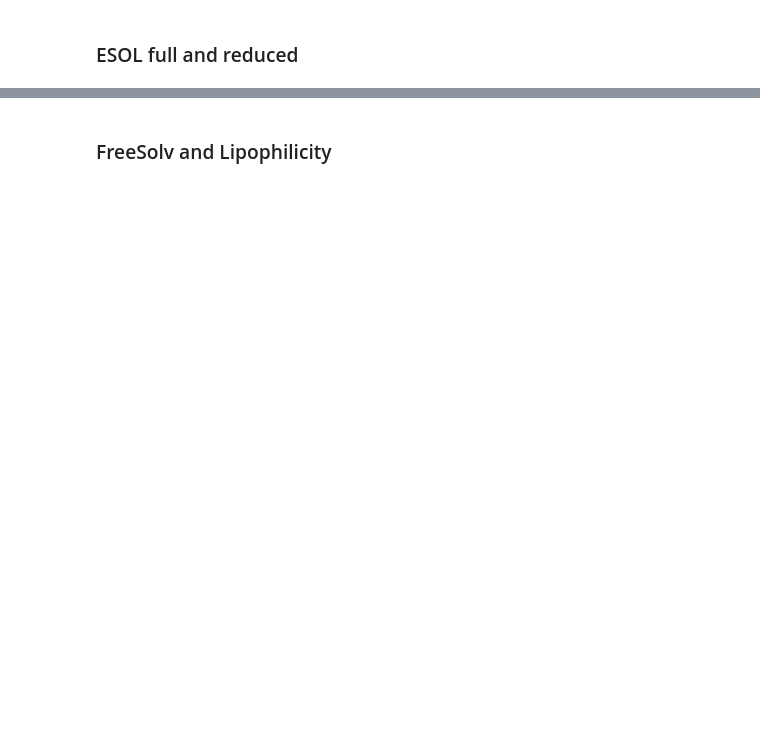
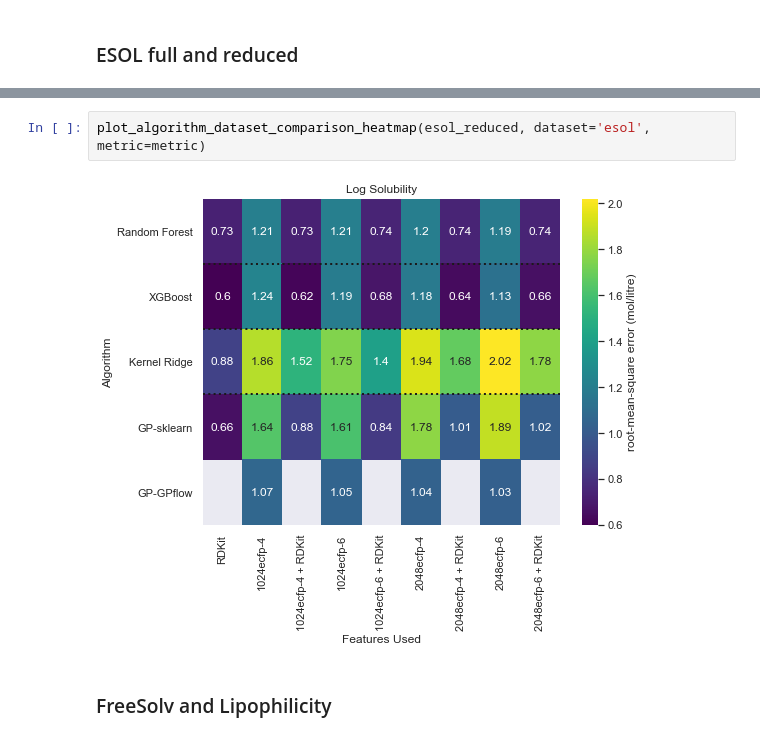
Before and after one commit to GeorgeBatch/moleculenet, a Jupyter notebook: notebooks/all_plots.ipynb, the cells around one changed output, grey strips where cells are left out. Drawn from its saved outputs; the diff is of its cells as text; blank space fills up the shorter version.

```diff
--- a/notebooks/all_plots.ipynb
+++ b/notebooks/all_plots.ipynb
@@ -96,2 +136,6 @@ plt.show()
+# %%
+plot_algorithm_dataset_comparison_heatmap(esol_reduced, dataset='esol', metric=metric)
+# %% [output]
+[figure, added]
 # %% [markdown]
 ### FreeSolv and Lipophilicity
```
Also changed, not shown: parts of 13 cells of this notebook.
